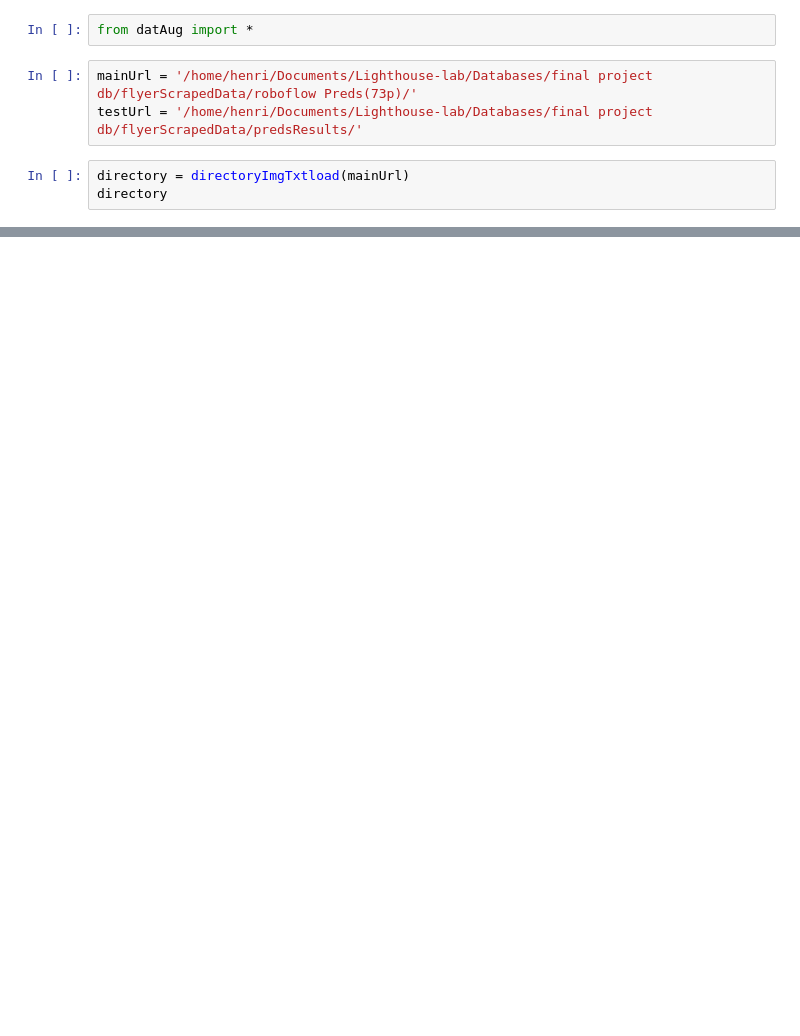
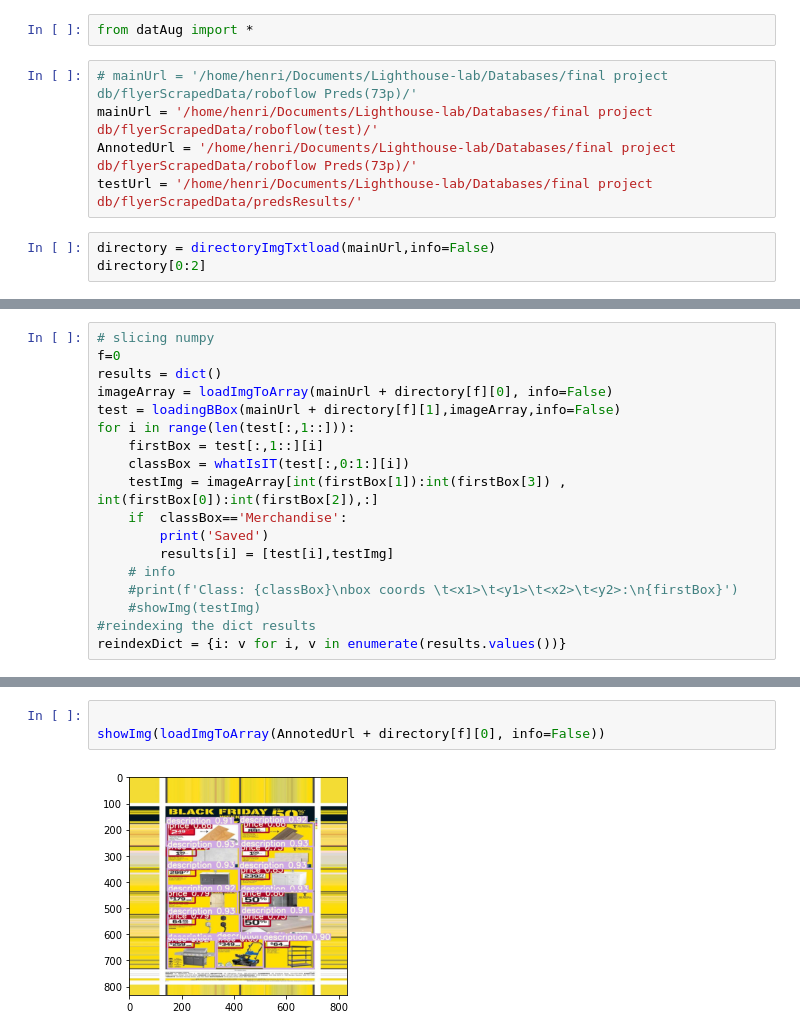
Before and after one commit to Vanderscycle/lighthouse-data-notes, a Jupyter notebook: FinalProject/GroceryItemIndexer/FlyerScraper/dectedResYolov5.ipynb, the cells around one changed output, grey strips where cells are left out. Drawn from its saved outputs; the diff is of its cells as text; blank space fills up the shorter version.

```diff
--- a/FinalProject/GroceryItemIndexer/FlyerScraper/dectedResYolov5.ipynb
+++ b/FinalProject/GroceryItemIndexer/FlyerScraper/dectedResYolov5.ipynb
@@ -1,9 +1,11 @@
 # %%
 from datAug import *
 # %%
-mainUrl = '/home/henri/Documents/Lighthouse-lab/Databases/final project db/flyerScrapedData/roboflow Preds(73p)/'
+# mainUrl = '/home/henri/Documents/Lighthouse-lab/Databases/final project db/flyerScrapedData/roboflow Preds(73p)/'
+mainUrl = '/home/henri/Documents/Lighthouse-lab/Databases/final project db/flyerScrapedData/roboflow(test)/'
+AnnotedUrl = '/home/henri/Documents/Lighthouse-lab/Databases/final project db/flyerScrapedData/roboflow Preds(73p)/'
 testUrl = '/home/henri/Documents/Lighthouse-lab/Databases/final project db/flyerScrapedData/predsResults/'
 # %%
-directory = directoryImgTxtload(mainUrl)
-directory
+directory = directoryImgTxtload(mainUrl,info=False)
+directory[0:2]
 # %% [output]
@@ -107,0 +76,18 @@ AttributeError: module 'PIL.Image' has no attribute 'crop'
+# %%
+# slicing numpy
+f=0
+results = dict()
+imageArray = loadImgToArray(mainUrl + directory[f][0], info=False)
+test = loadingBBox(mainUrl + directory[f][1],imageArray,info=False)
+for i in range(len(test[:,1::])):
+    firstBox = test[:,1::][i]
+    classBox = whatIsIT(test[:,0:1:][i])
+    testImg = imageArray[int(firstBox[1]):int(firstBox[3]) , int(firstBox[0]):int(firstBox[2]),:]
+    if  classBox=='Merchandise':
+        print('Saved')
+        results[i] = [test[i],testImg]
+    # info
+    #print(f'Class: {classBox}\nbox coords \t<x1>\t<y1>\t<x2>\t<y2>:\n{firstBox}')
+    #showImg(testImg)
+#reindexing the dict results
+reindexDict = {i: v for i, v in enumerate(results.values())}
@@ -107,0 +106,5 @@ AttributeError: module 'PIL.Image' has no attribute 'crop'
+# %%
+
+showImg(loadImgToArray(AnnotedUrl + directory[f][0], info=False))
+# %% [output]
+[figure, added]
```
Also changed, not shown: parts of 19 cells of this notebook, 27 other files.
